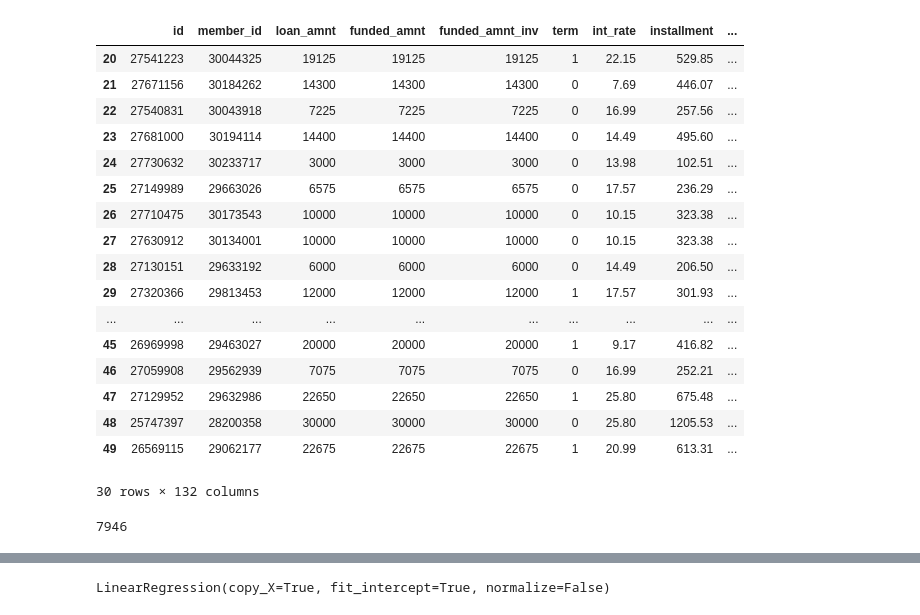
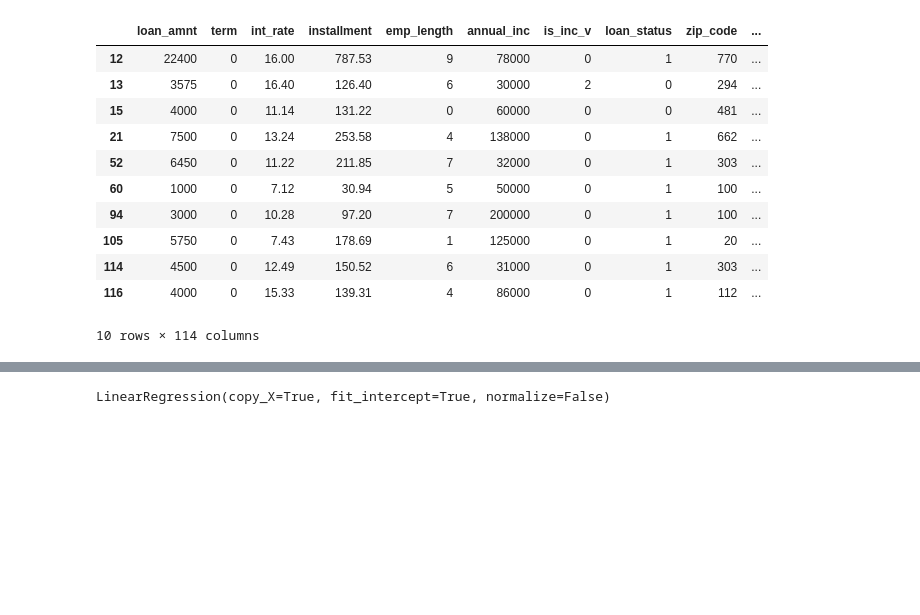
Before and after one commit to abradle2/LendingLounge, a Jupyter notebook: test.ipynb, the cells around one changed output, grey strips where cells are left out. Drawn from its saved outputs; the diff is of its cells as text; code cells hidden in the pictures; blank space fills up the shorter version.

```diff
--- a/test.ipynb
+++ b/test.ipynb
@@ -35,30 +35,22 @@ import matplotlib.pyplot as plt
 pd.set_option('display.max_columns', 200)
 %matplotlib inline
 # %%
-f = open('data.pickle', 'rb')
+f = open('pred_defaults.pickle', 'rb')
 loanData = pickle.load(f)
-# %%
-loanData[20:50]
-# %% [output]
-|  | id | member_id | loan_amnt | funded_amnt | funded_amnt_inv | term | int_rate | installment | ... |
-| 20 | 27541223 | 30044325 | 19125 | 19125 | 19125 | 1 | 22.15 | 529.85 | ... |
-| 21 | 27671156 | 30184262 | 14300 | 14300 | 14300 | 0 | 7.69 | 446.07 | ... |
-| 22 | 27540831 | 30043918 | 7225 | 7225 | 7225 | 0 | 16.99 | 257.56 | ... |
-| 23 | 27681000 | 30194114 | 14400 | 14400 | 14400 | 0 | 14.49 | 495.60 | ... |
-| 24 | 27730632 | 30233717 | 3000 | 3000 | 3000 | 0 | 13.98 | 102.51 | ... |
-| 25 | 27149989 | 29663026 | 6575 | 6575 | 6575 | 0 | 17.57 | 236.29 | ... |
-| 26 | 27710475 | 30173543 | 10000 | 10000 | 10000 | 0 | 10.15 | 323.38 | ... |
-| 27 | 27630912 | 30134001 | 10000 | 10000 | 10000 | 0 | 10.15 | 323.38 | ... |
-| 28 | 27130151 | 29633192 | 6000 | 6000 | 6000 | 0 | 14.49 | 206.50 | ... |
-| 29 | 27320366 | 29813453 | 12000 | 12000 | 12000 | 1 | 17.57 | 301.93 | ... |
-| ... | ... | ... | ... | ... | ... | ... | ... | ... | ... |
-| 45 | 26969998 | 29463027 | 20000 | 20000 | 20000 | 1 | 9.17 | 416.82 | ... |
-| 46 | 27059908 | 29562939 | 7075 | 7075 | 7075 | 0 | 16.99 | 252.21 | ... |
-| 47 | 27129952 | 29632986 | 22650 | 22650 | 22650 | 1 | 25.80 | 675.48 | ... |
-| 48 | 25747397 | 28200358 | 30000 | 30000 | 30000 | 0 | 25.80 | 1205.53 | ... |
-| 49 | 26569115 | 29062177 | 22675 | 22675 | 22675 | 1 | 20.99 | 613.31 | ... |
-30 rows × 132 columns
-# %%
-np.sum(loanData['loan_status'] == 1)
-# %% [output]
-7946
+# %%
+loanData = pd.DataFrame(loanData)
+# %%
+loanData[:10]
+# %% [output]
+|  | loan_amnt | term | int_rate | installment | emp_length | annual_inc | is_inc_v | loan_status | zip_code | ... |
+| 12 | 22400 | 0 | 16.00 | 787.53 | 9 | 78000 | 0 | 1 | 770 | ... |
+| 13 | 3575 | 0 | 16.40 | 126.40 | 6 | 30000 | 2 | 0 | 294 | ... |
+| 15 | 4000 | 0 | 11.14 | 131.22 | 0 | 60000 | 0 | 0 | 481 | ... |
+| 21 | 7500 | 0 | 13.24 | 253.58 | 4 | 138000 | 0 | 1 | 662 | ... |
+| 52 | 6450 | 0 | 11.22 | 211.85 | 7 | 32000 | 0 | 1 | 303 | ... |
+| 60 | 1000 | 0 | 7.12 | 30.94 | 5 | 50000 | 0 | 1 | 100 | ... |
+| 94 | 3000 | 0 | 10.28 | 97.20 | 7 | 200000 | 0 | 1 | 100 | ... |
+| 105 | 5750 | 0 | 7.43 | 178.69 | 1 | 125000 | 0 | 1 | 20 | ... |
+| 114 | 4500 | 0 | 12.49 | 150.52 | 6 | 31000 | 0 | 1 | 303 | ... |
+| 116 | 4000 | 0 | 15.33 | 139.31 | 4 | 86000 | 0 | 1 | 112 | ... |
+10 rows × 114 columns
```
Also changed, not shown: parts of 63 cells of this notebook, 8 other files.
